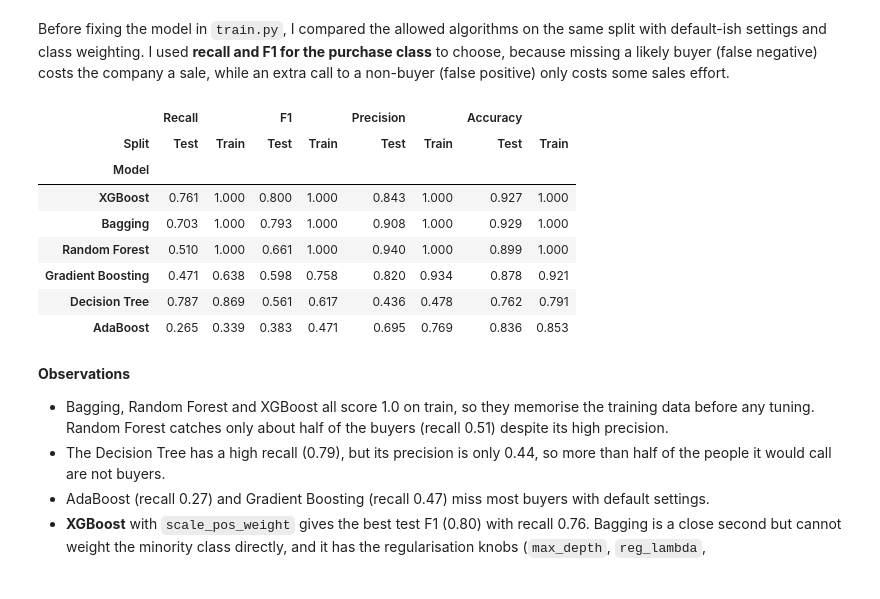
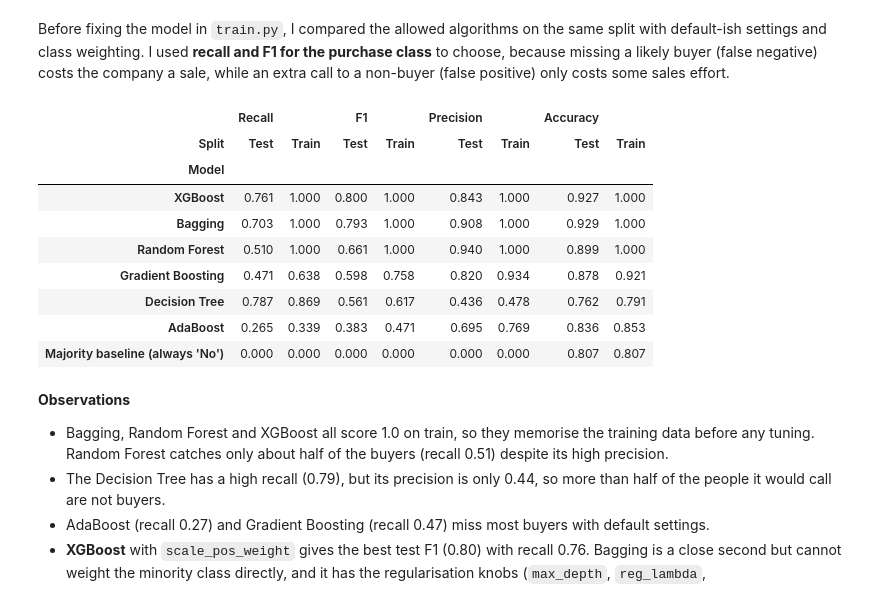
Before and after one commit to rakesh1308/tourism-wellness-mlops, a Jupyter notebook: notebook/Rakesh_Sonawane_Tourism_MLOps_Project.ipynb, the cells around one changed output. Cells and saved outputs as stored; diff of their text form; code cells hidden in the pictures.

```diff
--- a/notebook/Rakesh_Sonawane_Tourism_MLOps_Project.ipynb
+++ b/notebook/Rakesh_Sonawane_Tourism_MLOps_Project.ipynb
@@ -467,34 +469,36 @@ preprocessor = make_column_transformer(
     (OneHotEncoder(handle_unknown="ignore"), categorical_features),
 )
 spw = (ytrain == 0).sum() / (ytrain == 1).sum()   # ratio used to up-weight the minority class
 
 candidates = {
+    "Majority baseline (always 'No')": DummyClassifier(strategy="most_frequent"),
     "Decision Tree": DecisionTreeClassifier(class_weight="balanced", max_depth=6, random_state=42),
     "Bagging": BaggingClassifier(n_estimators=100, random_state=42),
     "Random Forest": RandomForestClassifier(n_estimators=200, class_weight="balanced", random_state=42),
     "AdaBoost": AdaBoostClassifier(n_estimators=200, random_state=42),
     "Gradient Boosting": GradientBoostingClassifier(n_estimators=200, random_state=42),
     "XGBoost": xgb.XGBClassifier(n_estimators=200, scale_pos_weight=spw, eval_metric="logloss", random_state=42),
 }
 rows = []
 for name, est in candidates.items():
     pipe = make_pipeline(preprocessor, est).fit(Xtrain, ytrain)
     for split, X_, y_ in [("Train", Xtrain, ytrain), ("Test", Xtest, ytest)]:
         p = pipe.predict(X_)
         rows.append({"Model": name, "Split": split, "Accuracy": accuracy_score(y_, p),
-                     "Recall": recall_score(y_, p), "Precision": precision_score(y_, p), "F1": f1_score(y_, p)})
+                     "Recall": recall_score(y_, p), "Precision": precision_score(y_, p, zero_division=0), "F1": f1_score(y_, p)})
 comparison = pd.DataFrame(rows).pivot(index="Model", columns="Split", values=["Recall", "F1", "Precision", "Accuracy"]).round(3)
 comparison.sort_values(("F1", "Test"), ascending=False)
 # %% [output]
 |  | Recall |  | F1 |  | Precision |  | Accuracy |  |
 | Split | Test | Train | Test | Train | Test | Train | Test | Train |
 | Model |  |  |  |  |  |  |  |  |
 | XGBoost | 0.761 | 1.000 | 0.800 | 1.000 | 0.843 | 1.000 | 0.927 | 1.000 |
 | Bagging | 0.703 | 1.000 | 0.793 | 1.000 | 0.908 | 1.000 | 0.929 | 1.000 |
 | Random Forest | 0.510 | 1.000 | 0.661 | 1.000 | 0.940 | 1.000 | 0.899 | 1.000 |
 | Gradient Boosting | 0.471 | 0.638 | 0.598 | 0.758 | 0.820 | 0.934 | 0.878 | 0.921 |
 | Decision Tree | 0.787 | 0.869 | 0.561 | 0.617 | 0.436 | 0.478 | 0.762 | 0.791 |
 | AdaBoost | 0.265 | 0.339 | 0.383 | 0.471 | 0.695 | 0.769 | 0.836 | 0.853 |
+| Majority baseline (always 'No') | 0.000 | 0.000 | 0.000 | 0.000 | 0.000 | 0.000 | 0.807 | 0.807 |
 # %% [markdown]
 **Observations**
 - Bagging, Random Forest and XGBoost all score 1.0 on train, so they memorise the training data before any tuning. Random Forest catches only about half of the buyers (recall 0.51) despite its high precision.
```
Also changed, not shown: parts of 11 cells of this notebook.
